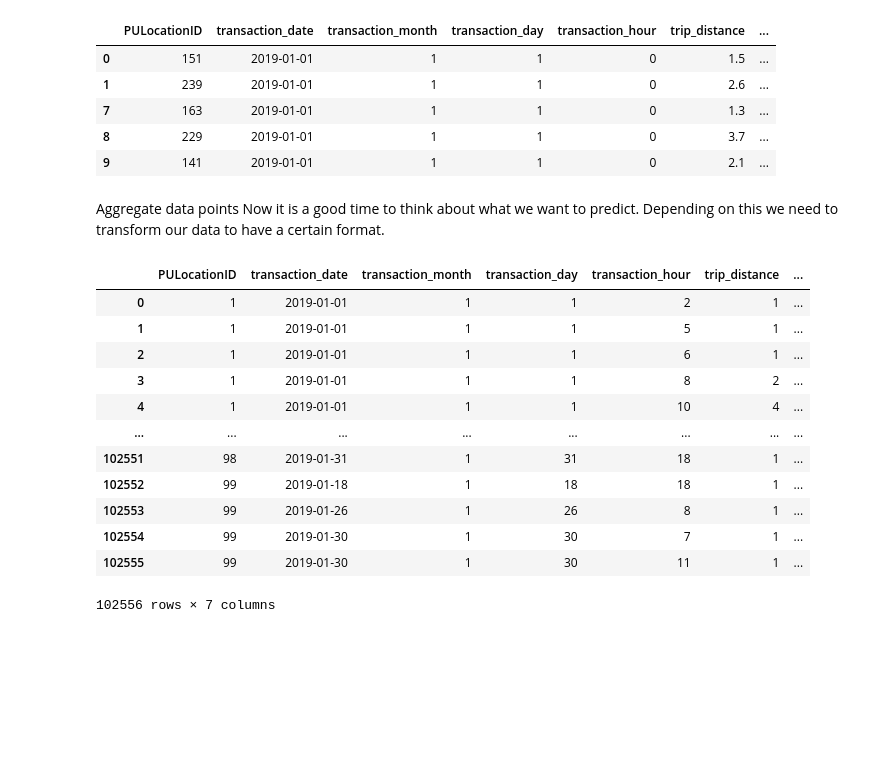
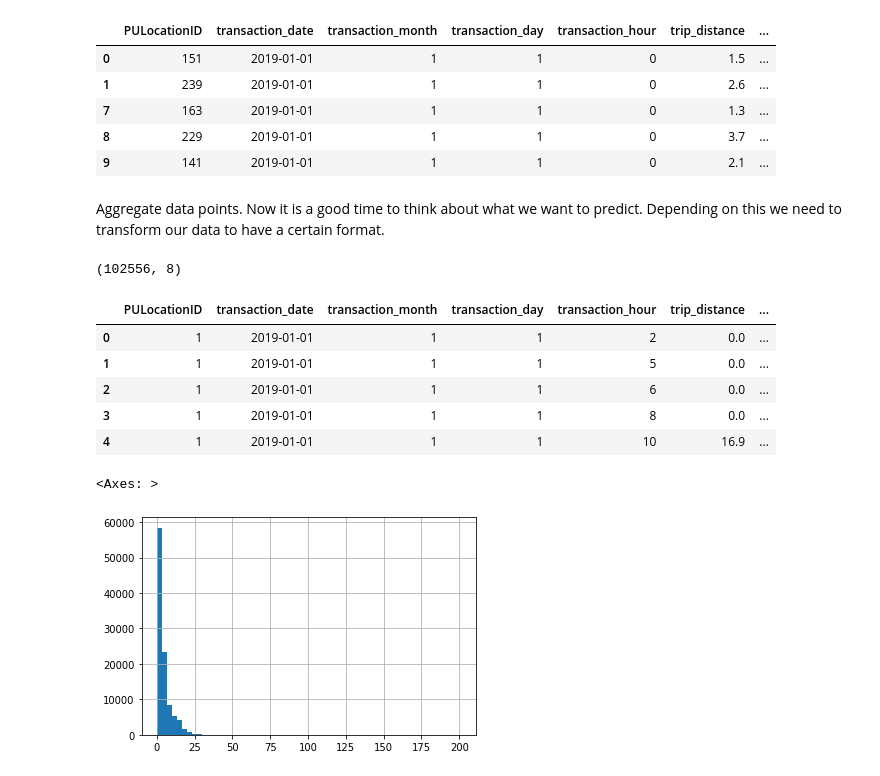
Before and after one commit to getpeped/Projects, a Jupyter notebook: yellow_taxi_trip_records/module2.ipynb, the cells around one changed output. Saved outputs shown, nothing was run; the diff lists cells and outputs as text; code cells hidden in the pictures; blank space fills up the shorter version.

```diff
--- a/yellow_taxi_trip_records/module2.ipynb
+++ b/yellow_taxi_trip_records/module2.ipynb
@@ -348,24 +348,24 @@ main_taxi_df.head()
 | 8 | 229 | 2019-01-01 | 1 | 1 | 0 | 3.7 | ... |
 | 9 | 141 | 2019-01-01 | 1 | 1 | 0 | 2.1 | ... |
 # %% [markdown]
-Aggregate data points
+Aggregate data points.
 Now it is a good time to think about what we want to predict.
 Depending on this we need to transform our data to have a certain format.
 # %%
-taxi_grouped_by_region = main_taxi_df.groupby(categorical_cols).mean().reset_index()
-# taxi_grouped_by_region['count_of_transactions'] = main_taxi_df(categorical_cols).count()
-main_taxi_df.groupby(categorical_cols).count().reset_index()['total_amount']
+taxi_grouped_be_region = main_taxi_df.groupby(categorical_cols).mean().reset_index()
+taxi_grouped_be_region['count_of_transactions'] = main_taxi_df.groupby(categorical_cols).count().reset_index()['total_amount']
+print(taxi_grouped_be_region.shape)
+taxi_grouped_be_region.head()
 # %% [output]
+(102556, 8)
 |  | PULocationID | transaction_date | transaction_month | transaction_day | transaction_hour | trip_distance | ... |
-| 0 | 1 | 2019-01-01 | 1 | 1 | 2 | 1 | ... |
-| 1 | 1 | 2019-01-01 | 1 | 1 | 5 | 1 | ... |
-| 2 | 1 | 2019-01-01 | 1 | 1 | 6 | 1 | ... |
-| 3 | 1 | 2019-01-01 | 1 | 1 | 8 | 2 | ... |
-| 4 | 1 | 2019-01-01 | 1 | 1 | 10 | 4 | ... |
-| ... | ... | ... | ... | ... | ... | ... | ... |
-| 102551 | 98 | 2019-01-31 | 1 | 31 | 18 | 1 | ... |
-| 102552 | 99 | 2019-01-18 | 1 | 18 | 18 | 1 | ... |
-| 102553 | 99 | 2019-01-26 | 1 | 26 | 8 | 1 | ... |
-| 102554 | 99 | 2019-01-30 | 1 | 30 | 7 | 1 | ... |
-| 102555 | 99 | 2019-01-30 | 1 | 30 | 11 | 1 | ... |
+| 0 | 1 | 2019-01-01 | 1 | 1 | 2 | 0.0 | ... |
+| 1 | 1 | 2019-01-01 | 1 | 1 | 5 | 0.0 | ... |
+| 2 | 1 | 2019-01-01 | 1 | 1 | 6 | 0.0 | ... |
+| 3 | 1 | 2019-01-01 | 1 | 1 | 8 | 0.0 | ... |
+| 4 | 1 | 2019-01-01 | 1 | 1 | 10 | 16.9 | ... |
-102556 rows × 7 columns
+# %%
+taxi_grouped_be_region['trip_distance'].hist(bins=60, figsize=(6, 4))
+# %% [output]
+<Axes: >
+[figure, added]
```
Also changed, not shown: parts of 6 cells of this notebook.
